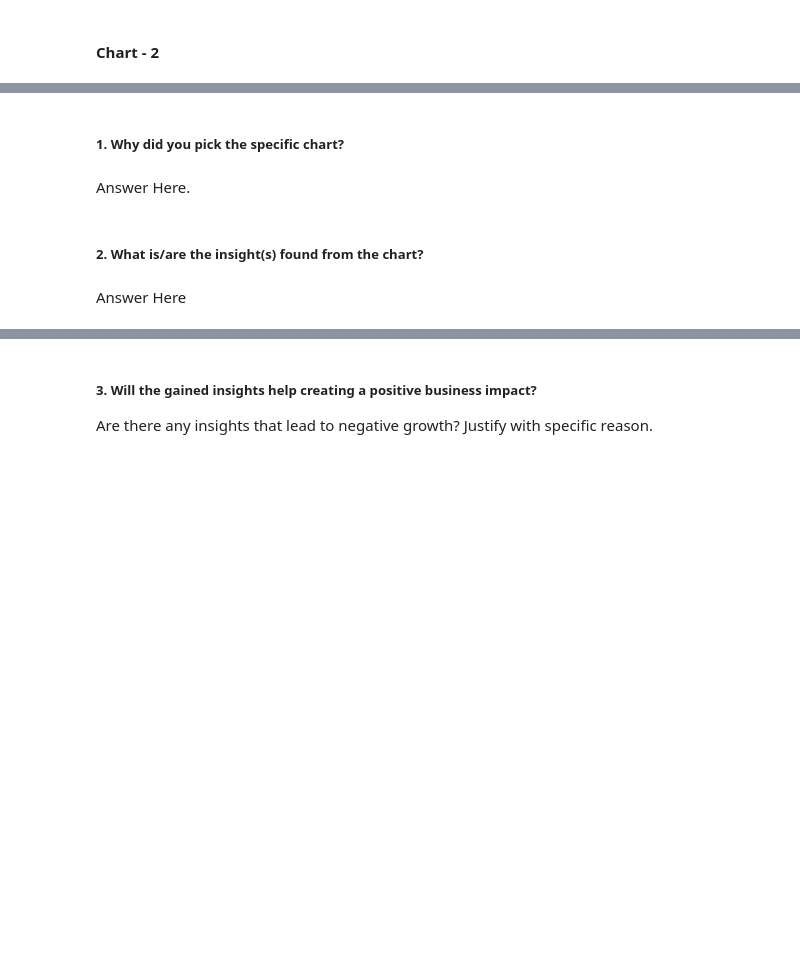
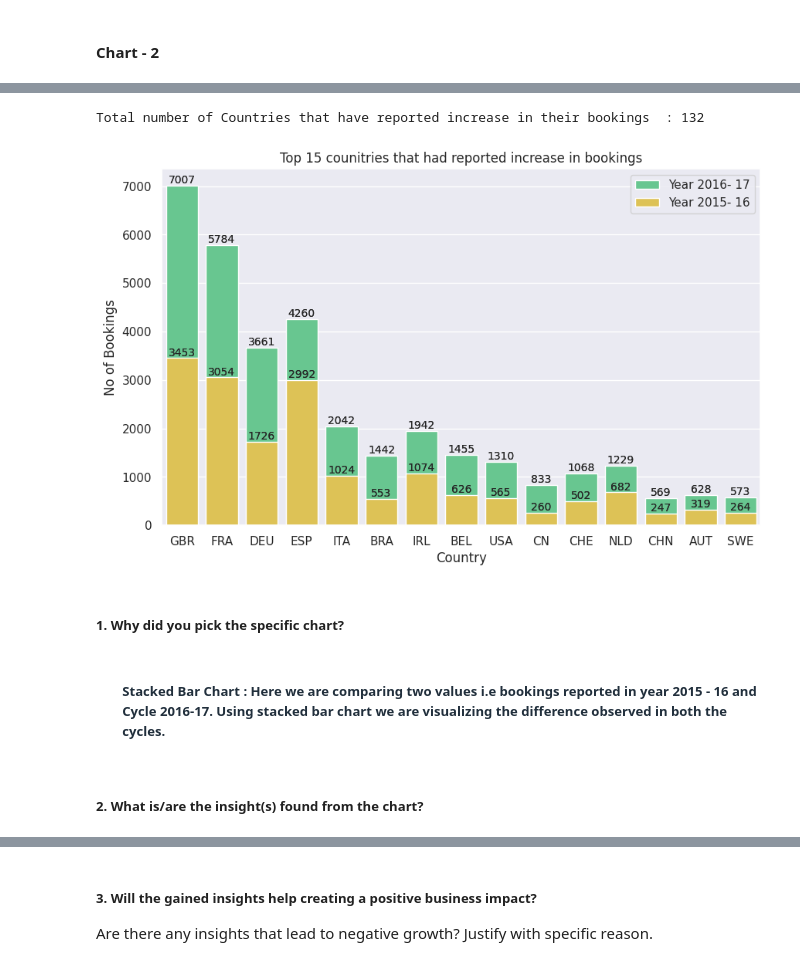
Before and after one commit to Bhushan0097/01.-CAPSTONE-PROJECT----Hotel-Bookings.csv, a Jupyter notebook: 01_Capstone_Project_EDA_HotelBooking.ipynb, the cells around one changed output, grey strips where cells are left out. Saved outputs shown, nothing was run; the diff lists cells and outputs as text; code cells hidden in the pictures; blank space fills up the shorter version.

```diff
--- a/01_Capstone_Project_EDA_HotelBooking.ipynb
+++ b/01_Capstone_Project_EDA_HotelBooking.ipynb
@@ -623,0 +1049,7 @@ Answer Here
+# %%
+#Repalcing Null Values by Zero
+cycle.fillna(0,inplace= True)
+# %%
+#Calculating the increase/decrease in booking between both cycles
+cycle['Difference'] = cycle['Year 2016- 17'] -  cycle['Year 2015- 16']
+cycle
@@ -623,0 +1070,3 @@ Answer Here
+# %%
+Diff_booking = cycle.sort_values(by =['Difference'], ascending= False)
+Diff_booking
@@ -623,0 +1087,3 @@ Answer Here
+# %%
+Increase_booking = Diff_booking[Diff_booking['Difference']>0]
+Increase_booking.head(15)
@@ -624,8 +1107,34 @@ Answer Here
+# %%
+print(f'Total number of Countries that have reported increase in their bookings  : {Increase_booking.shape[0]}')
+# %% [output]
+Total number of Countries that have reported increase in their bookings  : 132
+# %%
+# Chart - 2 visualization code
+# Displaying Top 15 counitries that had reported increase in bookings.
+
+fig, ax = plt.subplots(figsize=(10, 6))
+
+sns.set(style = "darkgrid")
+
+bar_plot2 = sns.barplot(x='country', y='Year 2016- 17', data=Increase_booking.head(15) , label="Year 2016- 17", color="#58D68D")
+bar_plot2.set_title('Top 15 counitries that had reported increase in bookings')
+
+bar_plot1 = sns.barplot(x='country', y='Year 2015- 16', data=Increase_booking.head(15), label="Year 2015- 16", color="#F4D03F")
+plt.legend(ncol=1, loc="upper right", frameon=True)
+
+for i,j in zip(bar_plot2.containers,bar_plot1.containers): # displaying the count number on top of each bar
+    bar_plot2.bar_label(i ,size='small')
+    bar_plot1.bar_label(j, size='small')
+
+plt.xlabel('Country')
+plt.ylabel('No of Bookings')
+
+plt.show()
+# %% [output]
+[figure, added]
 # %% [markdown]
 ##### 1. Why did you pick the specific chart?
-# %% [markdown]
-Answer Here.
+# %% [markdown]
+<h5><font color ="#212F3C" ><ul>  <b> Stacked Bar Chart : </b>  Here we are comparing two values i.e bookings reported in year 2015 - 16 and Cycle 2016-17. Using stacked bar chart we are  visualizing the difference observed in both the cycles.
 # %% [markdown]
 ##### 2. What is/are the insight(s) found from the chart?
-# %% [markdown]
-Answer Here
```
Also changed, not shown: parts of 129 cells of this notebook.
